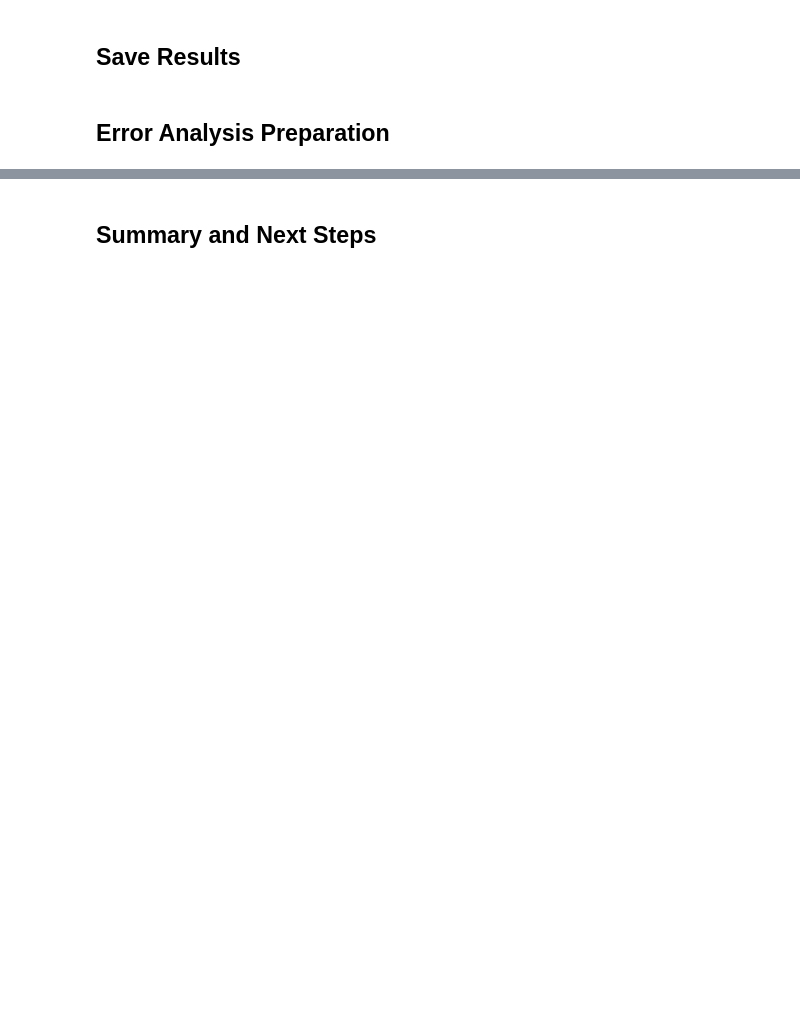
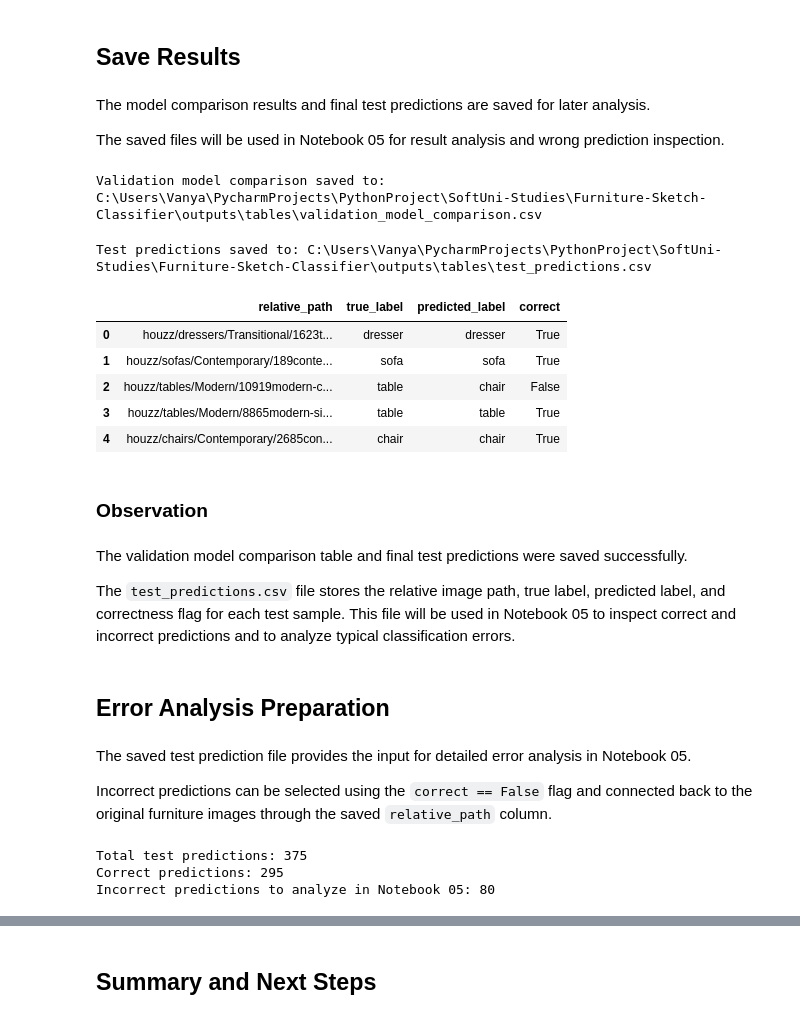
Before and after one commit to Vanya2307/Furniture-Sketch-Classifier, a Jupyter notebook: notebooks/04_classification.ipynb, the cells around one changed output, grey strips where cells are left out. Cells and saved outputs as stored; diff of their text form; code cells hidden in the pictures; blank space fills up the shorter version.

```diff
--- a/notebooks/04_classification.ipynb
+++ b/notebooks/04_classification.ipynb
@@ -299,4 +526,61 @@ Overall, the errors are concentrated and structurally explainable rather than ra
 # %% [markdown]
 ## Save Results
+# %% [markdown]
+The model comparison results and final test predictions are saved for later analysis.
+
+The saved files will be used in Notebook 05 for result analysis and wrong prediction inspection.
+# %%
+tables_dir = utils.OUTPUTS_DIR / "tables"
+tables_dir.mkdir(parents=True, exist_ok=True)
+
+results_path = tables_dir / "validation_model_comparison.csv"
+results_df.to_csv(results_path, index=False)
+
+print(f"Validation model comparison saved to: {results_path}")
+# %% [output]
+Validation model comparison saved to: C:\Users\Vanya\PycharmProjects\PythonProject\SoftUni-Studies\Furniture-Sketch-Classifier\outputs\tables\validation_model_comparison.csv
+# %%
+relative_paths_test = relative_paths[test_mask]
+# %%
+test_predictions_df = pd.DataFrame({
+    "relative_path": relative_paths_test,
+    "true_label": y_test,
+    "predicted_label": test_results["y_pred"],
+    "correct": y_test == test_results["y_pred"],
+})
+
+predictions_path = tables_dir / "test_predictions.csv"
+test_predictions_df.to_csv(predictions_path, index=False)
+
+print(f"Test predictions saved to: {predictions_path}")
+test_predictions_df.head()
+# %% [output]
+Test predictions saved to: C:\Users\Vanya\PycharmProjects\PythonProject\SoftUni-Studies\Furniture-Sketch-Classifier\outputs\tables\test_predictions.csv
+|  | relative_path | true_label | predicted_label | correct |
+| 0 | houzz/dressers/Transitional/1623t... | dresser | dresser | True |
+| 1 | houzz/sofas/Contemporary/189conte... | sofa | sofa | True |
+| 2 | houzz/tables/Modern/10919modern-c... | table | chair | False |
+| 3 | houzz/tables/Modern/8865modern-si... | table | table | True |
+| 4 | houzz/chairs/Contemporary/2685con... | chair | chair | True |
+# %% [markdown]
+### Observation
+# %% [markdown]
+The validation model comparison table and final test predictions were saved successfully.
+
+The `test_predictions.csv` file stores the relative image path, true label, predicted label, and correctness flag for each test sample. This file will be used in Notebook 05 to inspect correct and incorrect predictions and to analyze typical classification errors.
 # %% [markdown]
 ## Error Analysis Preparation
+# %% [markdown]
+The saved test prediction file provides the input for detailed error analysis in Notebook 05.
+
+Incorrect predictions can be selected using the `correct == False` flag and connected back to the original furniture images through the saved `relative_path` column.
+# %%
+n_wrong = (~test_predictions_df["correct"]).sum()
+
+print(f"Total test predictions: {len(test_predictions_df)}")
+print(f"Correct predictions: {test_predictions_df['correct'].sum()}")
+print(f"Incorrect predictions to analyze in Notebook 05: {n_wrong}")
+# %% [output]
+Total test predictions: 375
+Correct predictions: 295
+Incorrect predictions to analyze in Notebook 05: 80
```
Also changed, not shown: parts of 23 cells of this notebook, 4 other files.
